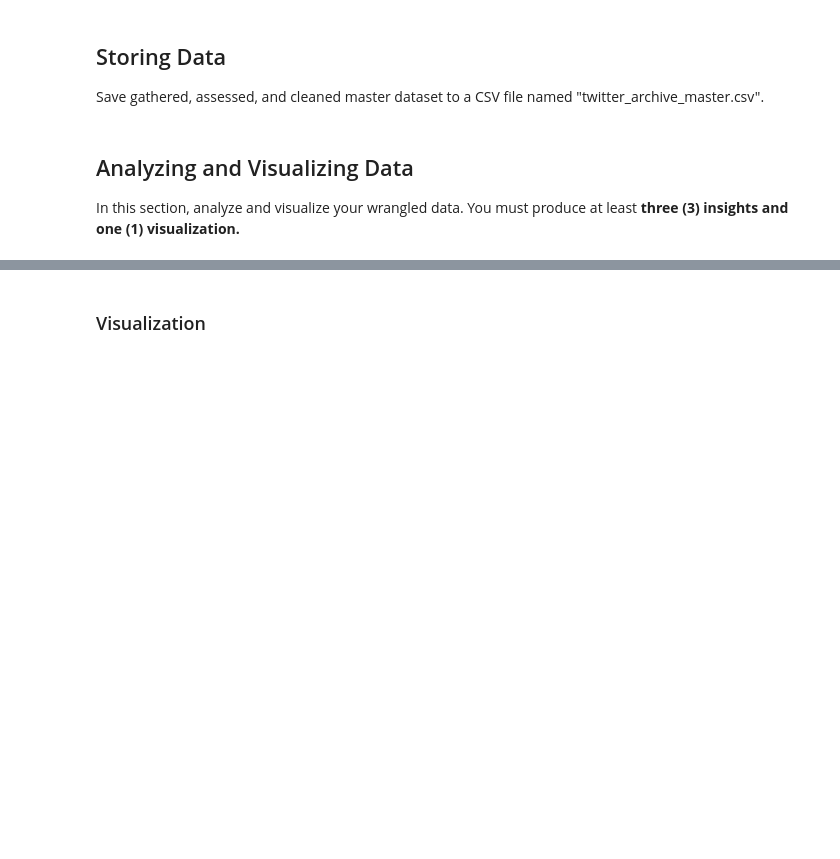
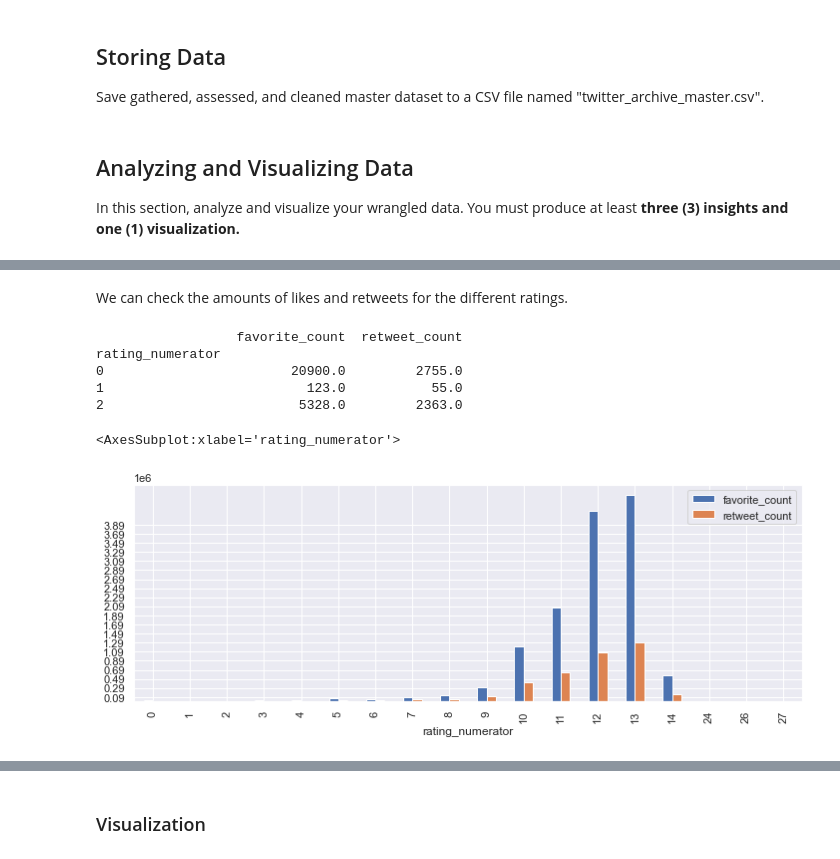
Before and after one commit to Freshi/Enhanced-Twitter-Archive-Data-Project, a Jupyter notebook: wrangle_act.ipynb, the cells around one changed output, grey strips where cells are left out. Saved outputs shown, nothing was run; the diff lists cells and outputs as text; code cells hidden in the pictures; blank space fills up the shorter version.

```diff
--- a/wrangle_act.ipynb
+++ b/wrangle_act.ipynb
@@ -486,0 +595,16 @@ In this section, analyze and visualize your wrangled data. You must produce at l
+# %% [markdown]
+We can check the amounts of likes and retweets for the different ratings.
+# %%
+#group by rating_numerator and check for sum of likes and retweets
+
+rating_dist = df.groupby('rating_numerator')[['favorite_count', 'retweet_count']].sum()
+print(rating_dist.head(3))
+rating_dist.plot(kind = 'bar', figsize=(12,4), yticks = range(90000, 4000000,200000))
+# %% [output]
+                  favorite_count  retweet_count
+rating_numerator
+0                        20900.0         2755.0
+1                          123.0           55.0
+2                         5328.0         2363.0
+<AxesSubplot:xlabel='rating_numerator'>
+[figure, added]
```
Also changed, not shown: parts of 25 cells of this notebook, 4 other files.
